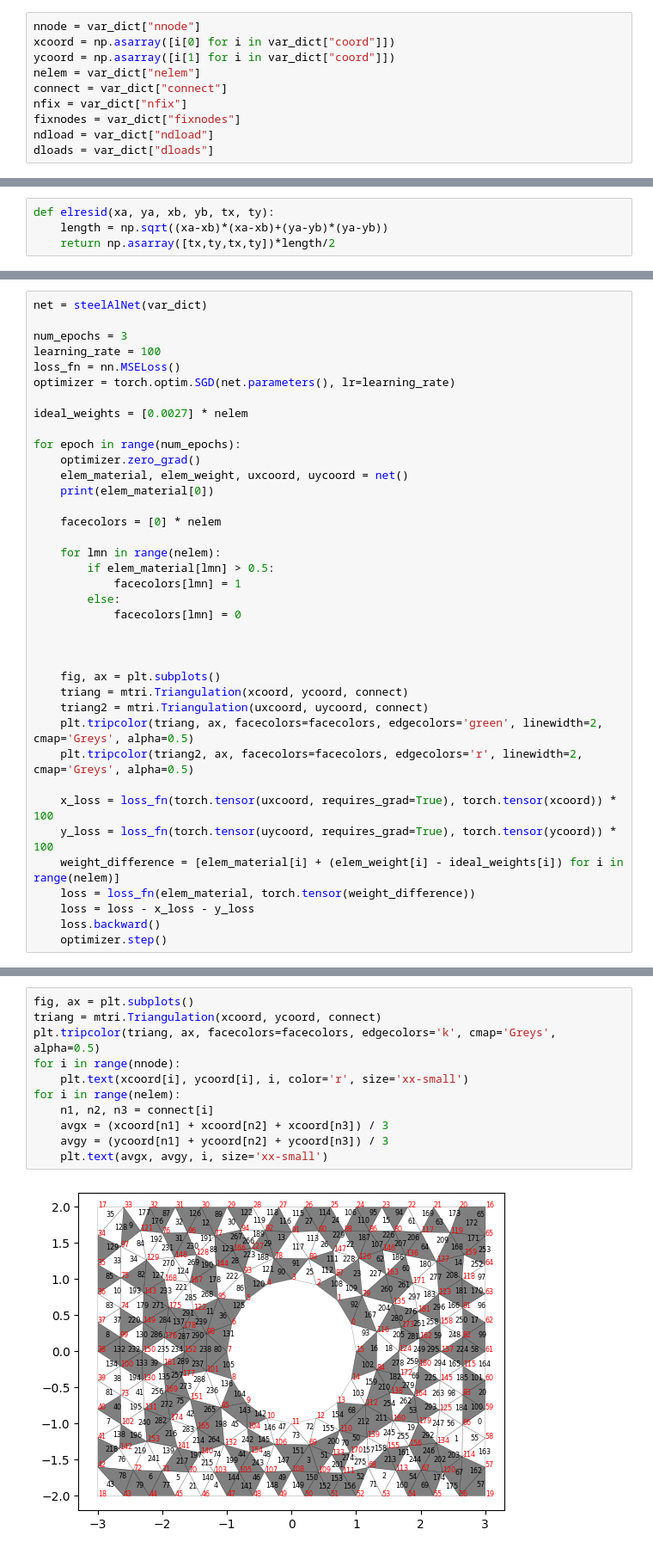
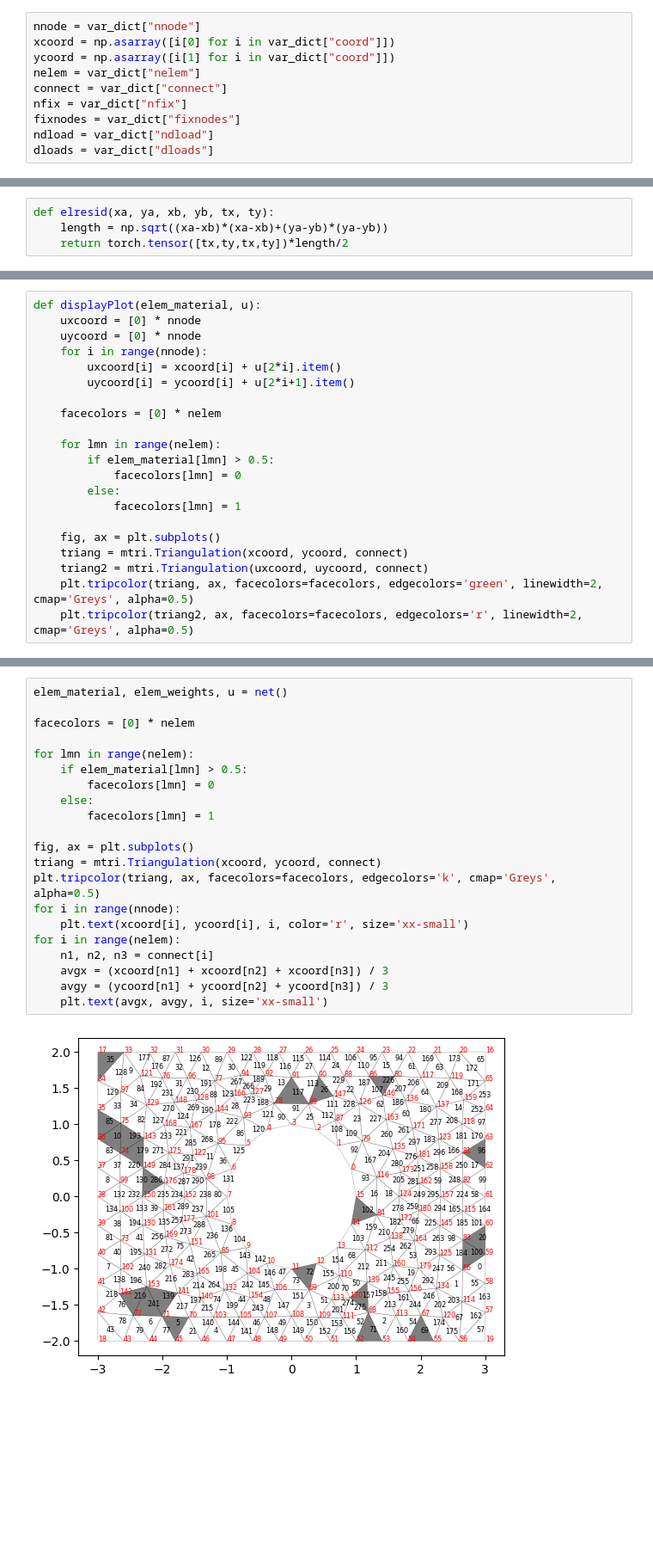
Before and after one commit to hyech/Finite_Element, a Jupyter notebook: steel-al-alloy-example/fem_conststrain_triangles.ipynb, the cells around one changed output, grey strips where cells are left out. Shown at 86% size. Cells and saved outputs as stored; diff of their text form; blank space fills up the shorter version.

```diff
--- a/steel-al-alloy-example/fem_conststrain_triangles.ipynb
+++ b/steel-al-alloy-example/fem_conststrain_triangles.ipynb
@@ -29,7 +29,7 @@ def create_Dmat(nu, E):
 # %%
 def elresid(xa, ya, xb, yb, tx, ty):
     length = np.sqrt((xa-xb)*(xa-xb)+(ya-yb)*(ya-yb))
-    return np.asarray([tx,ty,tx,ty])*length/2
+    return torch.tensor([tx,ty,tx,ty])*length/2
 # %%
 def elstif(xa,ya,xb,yb,xc,yc,Dmat):
     # Define B matrix
@@ -160,38 +174,21 @@ class steelAlNet(nn.Module):
 # %%
-net = steelAlNet(var_dict)
-
-num_epochs = 3
-learning_rate = 100
-loss_fn = nn.MSELoss()
-optimizer = torch.optim.SGD(net.parameters(), lr=learning_rate)
-
-ideal_weights = [0.0027] * nelem
-
-for epoch in range(num_epochs):
-    optimizer.zero_grad()
-    elem_material, elem_weight, uxcoord, uycoord = net()
-    print(elem_material[0])
+def displayPlot(elem_material, u):
+    uxcoord = [0] * nnode
+    uycoord = [0] * nnode
+    for i in range(nnode):
+        uxcoord[i] = xcoord[i] + u[2*i].item()
+        uycoord[i] = ycoord[i] + u[2*i+1].item()
 
     facecolors = [0] * nelem
 
     for lmn in range(nelem):
         if elem_material[lmn] > 0.5:
+            facecolors[lmn] = 0
+        else:
             facecolors[lmn] = 1
-        else:
-            facecolors[lmn] = 0
-
-
 
     fig, ax = plt.subplots()
     triang = mtri.Triangulation(xcoord, ycoord, connect)
     triang2 = mtri.Triangulation(uxcoord, uycoord, connect)
     plt.tripcolor(triang, ax, facecolors=facecolors, edgecolors='green', linewidth=2, cmap='Greys', alpha=0.5)
     plt.tripcolor(triang2, ax, facecolors=facecolors, edgecolors='r', linewidth=2, cmap='Greys', alpha=0.5)
-
-    x_loss = loss_fn(torch.tensor(uxcoord, requires_grad=True), torch.tensor(xcoord)) * 100
-    y_loss = loss_fn(torch.tensor(uycoord, requires_grad=True), torch.tensor(ycoord)) * 100
-    weight_difference = [elem_material[i] + (elem_weight[i] - ideal_weights[i]) for i in range(nelem)]
-    loss = loss_fn(elem_material, torch.tensor(weight_difference))
-    loss = loss - x_loss - y_loss
-    loss.backward()
-    optimizer.step()
@@ -205,13 +251,23 @@ tensor(0.4726, grad_fn=<SelectBackward0>)
 # %%
+elem_material, elem_weights, u = net()
+
+facecolors = [0] * nelem
+
+for lmn in range(nelem):
+    if elem_material[lmn] > 0.5:
+        facecolors[lmn] = 0
+    else:
+        facecolors[lmn] = 1
+
 fig, ax = plt.subplots()
 triang = mtri.Triangulation(xcoord, ycoord, connect)
 plt.tripcolor(triang, ax, facecolors=facecolors, edgecolors='k', cmap='Greys', alpha=0.5)
 for i in range(nnode):
     plt.text(xcoord[i], ycoord[i], i, color='r', size='xx-small')
 for i in range(nelem):
     n1, n2, n3 = connect[i]
     avgx = (xcoord[n1] + xcoord[n2] + xcoord[n3]) / 3
     avgy = (ycoord[n1] + ycoord[n2] + ycoord[n3]) / 3
     plt.text(avgx, avgy, i, size='xx-small')
 # %% [output]
-[figure, old version]
+[figure, new version]
```
Also changed, not shown: parts of 11 cells of this notebook, 2 other files.
